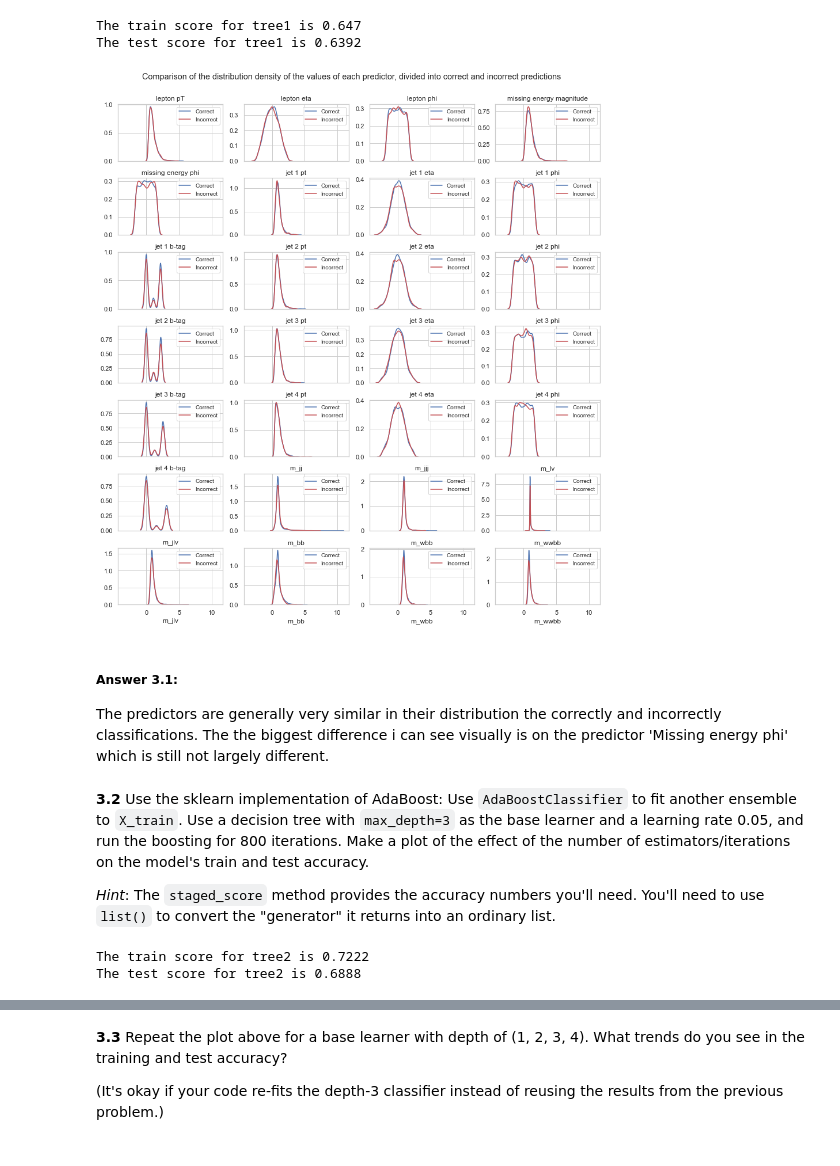
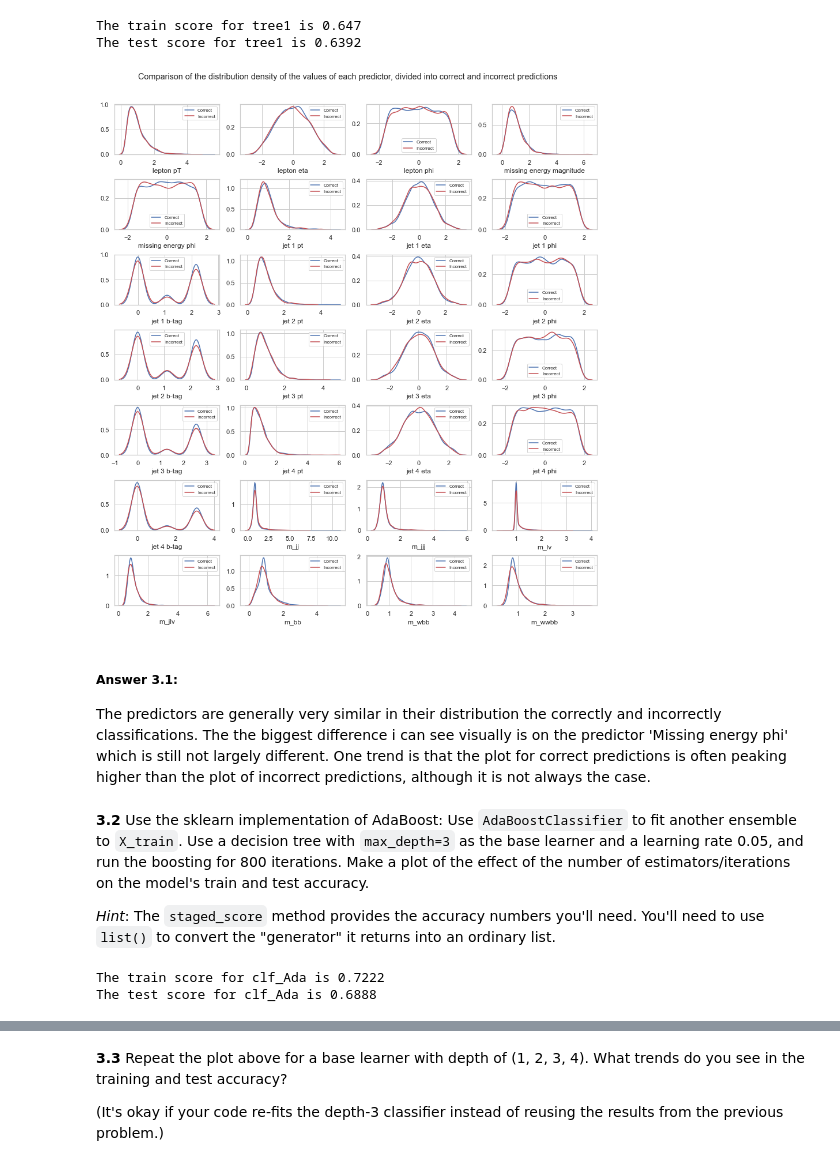
Before and after one commit to kkvalsvik/DataScience_cs109a_Harvard, a Jupyter notebook: cs_s109a_hw5.ipynb, the cells around one changed output, grey strips where cells are left out. Cells and saved outputs as stored; diff of their text form; code cells hidden in the pictures.

```diff
--- a/cs_s109a_hw5.ipynb
+++ b/cs_s109a_hw5.ipynb
@@ -282,23 +274,22 @@ from sklearn.model_selection import ParameterGrid
 
 param_dict = {'max_depth': [5,10,15], 'n_estimators': [20, 50, 100]}
 param_grid = ParameterGrid(param_dict)
-clf = RandomForestClassifier(n_jobs=-1,
-                               random_state=0,
-                               max_features=None)
-bagging_train_score = [0]
-bagging_test_score = [0]
+clf = RandomForestClassifier(n_jobs=-1, random_state=0, max_features=None, oob_score=True)
+oobscore = [0]
 best_params={}
 for params in param_grid:
     clf.set_params(**params)
     clf.fit(X_train, y_train)
-    if accuracy_score(y_test, clf.predict(X_test)) > bagging_test_score:
+    if clf.oob_score_ > oobscore:
         best_params = clf.get_params()
-        bagging_train_score = accuracy_score(y_train, clf.predict(X_train))
-        bagging_test_score = accuracy_score(y_test, clf.predict(X_test))
 
+#Fitting to the best scoring model
 depth, trees = best_params['max_depth'], best_params['n_estimators']
+clf = RandomForestClassifier(max_depth=depth, n_estimators=trees, max_features=None, random_state=0)
+clf.fit(X_train, y_train)
+bagging_train_score = accuracy_score(y_train, clf.predict(X_train))
+bagging_test_score = accuracy_score(y_test, clf.predict(X_test))
 print(f'''
     The best bagging model has a test score of {bagging_test_score}, and a train score of {bagging_train_score},
     with {trees} trees and depth {depth}.''')
-best_params
 # %% [output]
@@ -330,19 +302,23 @@ from sklearn.model_selection import ParameterGrid
 
 param_dict = {'max_features':[5,10,15,20,25]}
 param_grid = ParameterGrid(param_dict)
-clf = RandomForestClassifier(max_depth=15, n_estimators=100)
+clf = RandomForestClassifier(max_depth=depth, n_estimators=trees, oob_score=True, random_state=0, n_jobs=-1)
 random_forest_train_score = [0]
 random_forest_test_score = [0]
+oobScore = [0]
 best_params={}
 for params in param_grid:
     clf.set_params(**params)
     clf.fit(X_train, y_train)
-    if accuracy_score(y_test, clf.predict(X_test)) > random_forest_test_score:
+    if clf.oob_score_ > oobScore:
         best_params = clf.get_params()
-        random_forest_train_score = accuracy_score(y_train, clf.predict(X_train))
-        random_forest_test_score = accuracy_score(y_test, clf.predict(X_test))
+        oobScore = clf.oob_score_
 
+#Fitting to the best scoring model
 bestFeature = best_params['max_features']
-print(f'The best score on the test set is {random_forest_test_score}, with {bestFeature} as the best splitting number.')
-best_params
+clf = RandomForestClassifier(max_depth=depth, n_estimators=trees, max_features=bestFeature, random_state=0)
+clf.fit(X_train, y_train)
+random_forest_train_score = accuracy_score(y_train, clf.predict(X_train))
+random_forest_test_score = accuracy_score(y_test, clf.predict(X_test))
+print(f'The best score on the test set is {random_forest_test_score} and {random_forest_train_score} on the train set, with {bestFeature} as the best splitting number.')
 # %% [output]
@@ -423,51 +380,51 @@ The test score for tree1 is 0.6392
 # %%
 import matplotlib.pyplot as plt
 import numpy as np
 # Creating df for correct and incorrect prediction:
 X_trainDF = pd.DataFrame(X_train, columns=data_train.columns[0:28])
 X_testDF = pd.DataFrame(X_test, columns=data_test.columns[0:28])
 correct = X_testDF[tree1.predict(X_testDF)==y_test]
 Notcorrect = X_testDF[tree1.predict(X_testDF)!=y_test]
 
 # Plotting:
-fig, axs = plt.subplots(nrows=7, ncols=4,figsize=(15,15), sharex=True)
+fig, axs = plt.subplots(nrows=7, ncols=4,figsize=(15,15))
 ax = axs.ravel()
 
 fig.suptitle('Comparison of the distribution density of the values of each predictor, divided into correct and incorrect predictions')
 predictors = data_train.columns.tolist()[0:28]
 
 for i, predictor in enumerate(predictors):
     sns.kdeplot(correct.loc[:,predictor], color='b', label='Correct', ax=ax[i])
     sns.kdeplot(Notcorrect.loc[:,predictor], color='r', label='Incorrect', ax=ax[i])
 for i in range(28):
-    ax[i].set_title(predictors[i])
+#     ax[i].set_title(predictors[i])
     ax[i].set_ylabel('')
-    ax[i].legend(prop={'size': 10})
-plt.subplots_adjust(top=0.93, hspace=0.3)
+    ax[i].legend(prop={'size': 8})
+plt.subplots_adjust(top=0.93, hspace=0.5)
 plt.show()
 # %% [output]
-[figure, old version]
+[figure, new version]
 # %% [markdown]
 ##### Answer 3.1:
-The predictors are generally very similar in their distribution the correctly and incorrectly classifications. The the biggest difference i can see visually is on the predictor 'Missing energy phi' which is still not largely different.
+The predictors are generally very similar in their distribution the correctly and incorrectly classifications. The the biggest difference i can see visually is on the predictor 'Missing energy phi' which is still not largely different. One trend is that the plot for correct predictions is often peaking higher than the plot of incorrect predictions, although it is not always the case.
 # %% [markdown]
 **3.2** Use the sklearn implementation of AdaBoost: Use `AdaBoostClassifier` to fit another ensemble to `X_train`. Use a decision tree with `max_depth=3` as the base learner and a learning rate 0.05, and run the boosting for 800 iterations. Make a plot of the effect of the number of estimators/iterations on the model's train and test accuracy.
 
 *Hint*: The `staged_score` method provides the accuracy numbers you'll need. You'll need to use `list()` to convert the "generator" it returns into an ordinary list.
 # %%
 from sklearn.ensemble import AdaBoostClassifier
-tree2 = AdaBoostClassifier(
+clf_Ada = AdaBoostClassifier(
     base_estimator = DecisionTreeClassifier(max_depth = 3),
     algorithm = 'SAMME',
     n_estimators=800,
     learning_rate=0.05
 )
 
-tree2.fit(X_train,y_train)
+clf_Ada.fit(X_train,y_train)
 
-print(f'The train score for tree2 is {accuracy_score(y_train, tree2.predict(X_train))}')
-print(f'The test score for tree2 is {accuracy_score(y_test, tree2.predict(X_test))}')
+print(f'The train score for clf_Ada is {accuracy_score(y_train, clf_Ada.predict(X_train))}')
+print(f'The test score for clf_Ada is {accuracy_score(y_test, clf_Ada.predict(X_test))}')
 # %% [output]
-The train score for tree2 is 0.7222
-The test score for tree2 is 0.6888
+The train score for clf_Ada is 0.7222
+The test score for clf_Ada is 0.6888
 # %%
```
Also changed, not shown: parts of 18 cells of this notebook.
